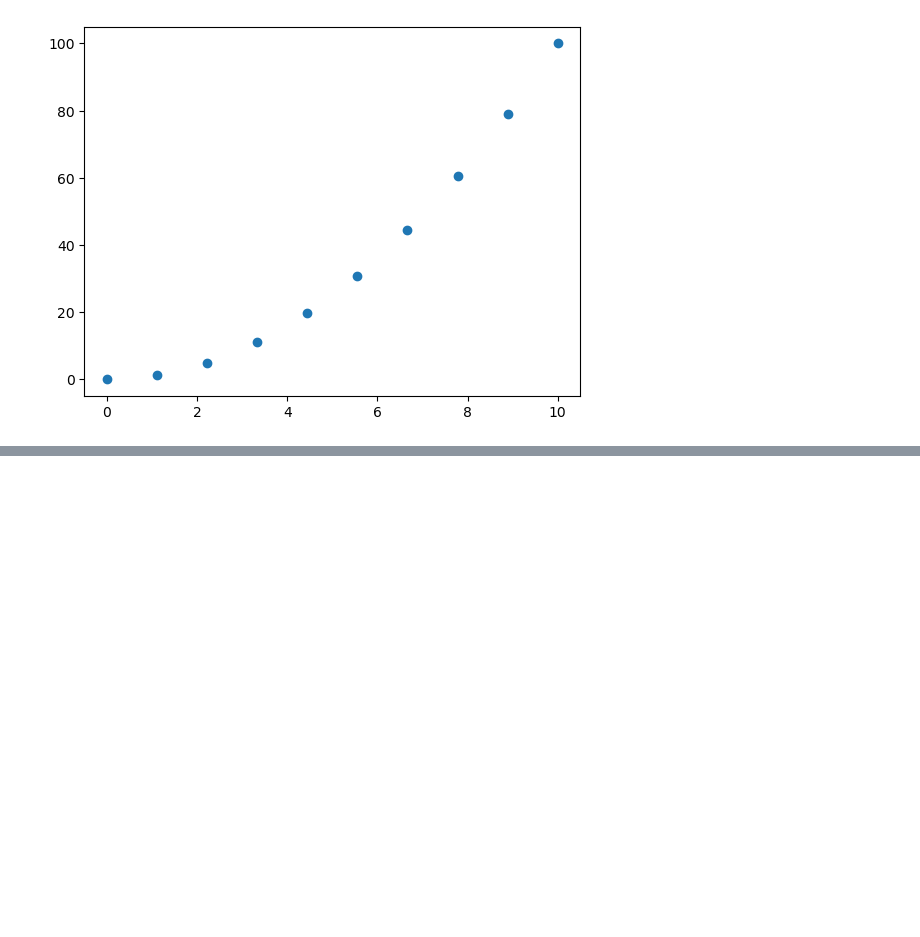
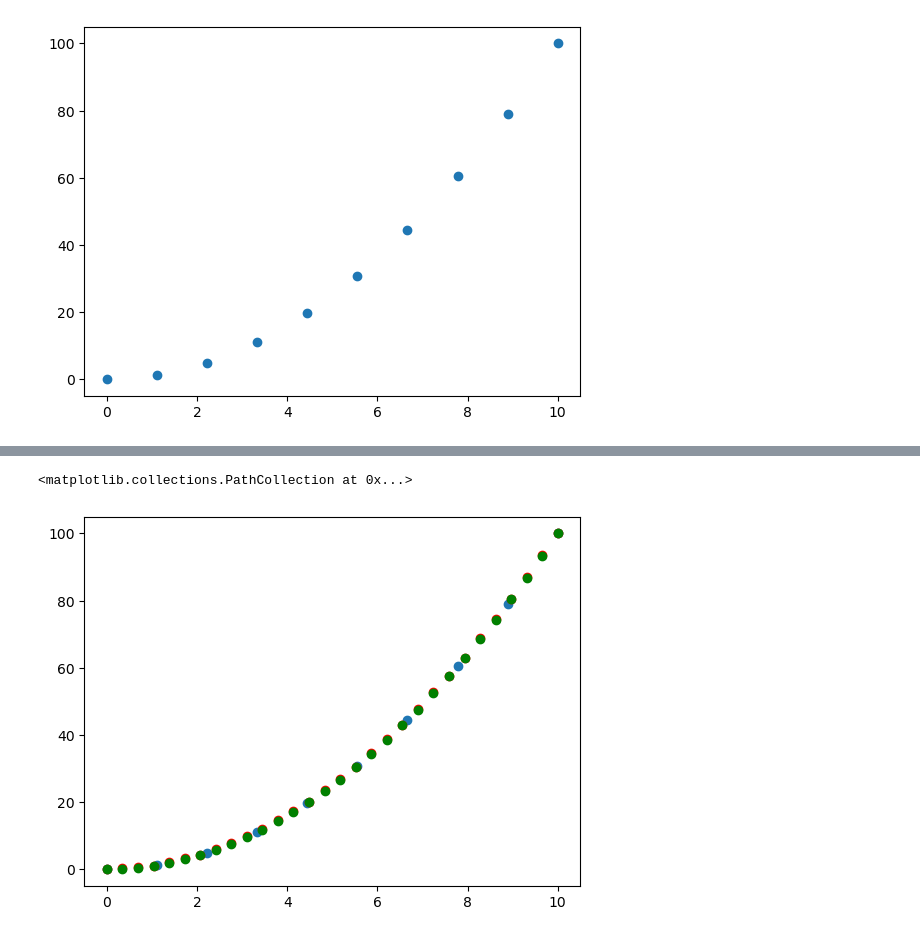
Before and after one commit to yemal22/ml_stuff, a Jupyter notebook: note1.ipynb, the cells around one changed output, grey strips where cells are left out. Saved outputs shown, nothing was run; the diff lists cells and outputs as text; code cells hidden in the pictures; blank space fills up the shorter version.

```diff
--- a/note1.ipynb
+++ b/note1.ipynb
@@ -14,0 +26,8 @@ from scipy.interpolate import interp1d
+# %%
+plt.scatter(x, y)
+plt.scatter(new_x, result, c='r')
+z = new_x**2
+plt.scatter(new_x, z, c='g')
+# %% [output]
+<matplotlib.collections.PathCollection at 0x...>
+[figure, added]
```
Also changed, not shown: parts of 28 cells of this notebook, 1 other file.
